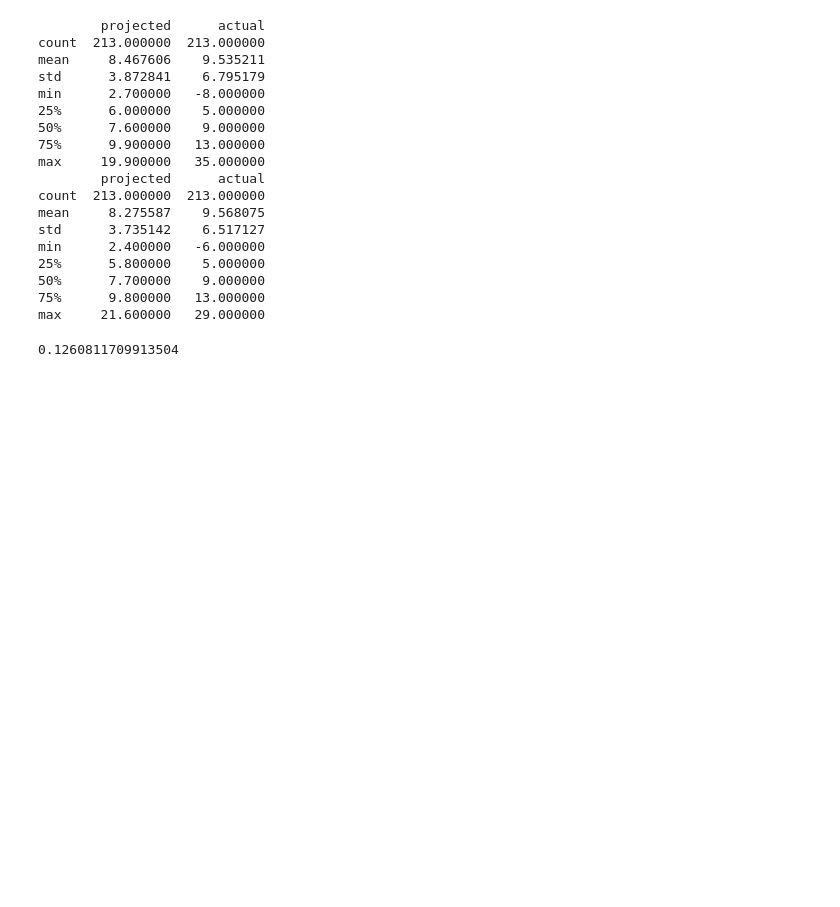
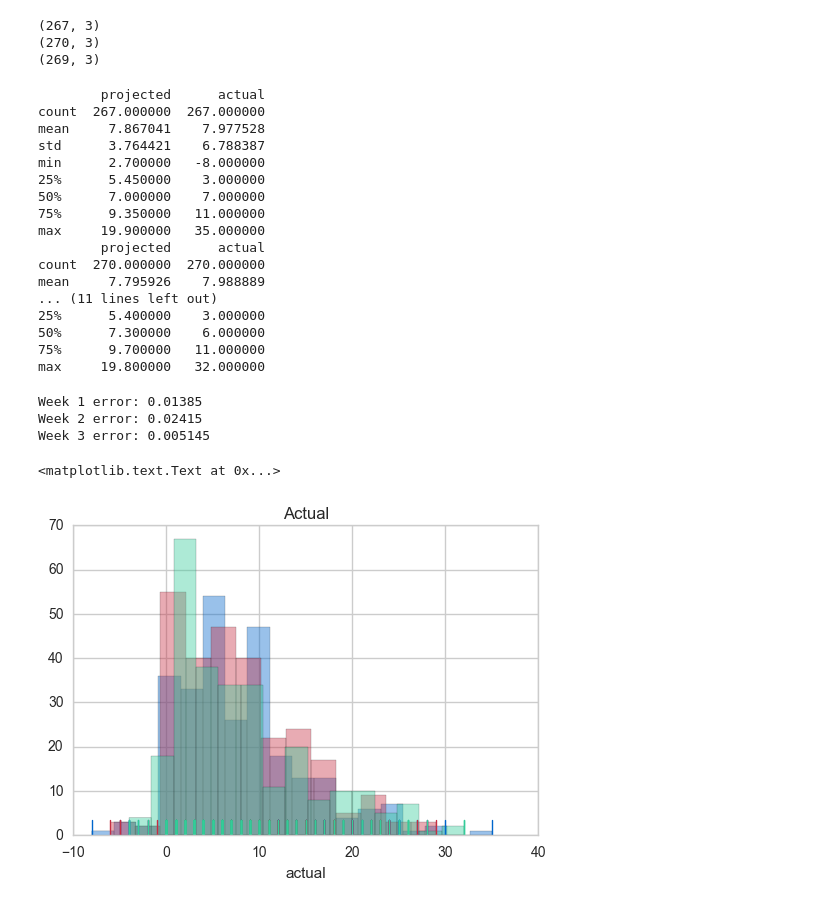
Before and after one commit to mmatuscak/fantasy-fb, a Jupyter notebook: analysis.ipynb, the cells around one changed output. Saved outputs shown, nothing was run; the diff lists cells and outputs as text; code cells hidden in the pictures; blank space fills up the shorter version.

Commit message:
Added week 3 and more analysis

```diff
--- a/analysis.ipynb
+++ b/analysis.ipynb
@@ -7,6 +9,7 @@ import seaborn as sns
 # %%
 df_week1 = pd.read_csv("data/fantasy_wk1.csv", index_col=0)
 df_week2 = pd.read_csv("data/fantasy_wk2.csv", index_col=0)
+df_week3 = pd.read_csv("data/fantasy_wk3.csv", index_col=0)
 
 #df_week1 = df_week1.replace(np.nan, 0)
 #df_week2 = df_week2.replace(np.nan, 0)
@@ -15,4 +18,6 @@ print(df_week1.head())
 print(df_week1.shape)
 print(df_week2.head())
 print(df_week2.shape)
+print(df_week3.head())
+print(df_week3.shape)
 # %% [output]
@@ -43,29 +41,61 @@ print(df_week2.shape)
+# %%
+df_week1 = df_week1.dropna()
+df_week2 = df_week2.dropna()
+df_week3 = df_week3.dropna()
+
+#df_week1 = df_week1[pd.notnull(df_week1['position'])]
+#df_week2 = df_week2[pd.notnull(df_week2['position'])]
+#df_week3 = df_week3[pd.notnull(df_week3['position'])]
+#df_week1 = df_week1.replace(np.nan, 0)
+#df_week2 = df_week2.replace(np.nan, 0)
+#df_week3 = df_week3.replace(np.nan, 0)
+
+print(df_week1.shape)
+print(df_week2.shape)
+print(df_week3.shape)
+# %% [output]
+(267, 3)
+(270, 3)
+(269, 3)
 # %%
 print(df_week1.describe())
 print(df_week2.describe())
+print(df_week3.describe())
 # %% [output]
         projected      actual
-count  213.000000  213.000000
-mean     8.467606    9.535211
-std      3.872841    6.795179
+count  267.000000  267.000000
+mean     7.867041    7.977528
+std      3.764421    6.788387
 min      2.700000   -8.000000
-25%      6.000000    5.000000
-50%      7.600000    9.000000
-75%      9.900000   13.000000
+25%      5.450000    3.000000
+50%      7.000000    7.000000
+75%      9.350000   11.000000
 max     19.900000   35.000000
         projected      actual
-count  213.000000  213.000000
-mean     8.275587    9.568075
-std      3.735142    6.517127
-min      2.400000   -6.000000
-25%      5.800000    5.000000
-50%      7.700000    9.000000
-75%      9.800000   13.000000
-max     21.600000   29.000000
+count  270.000000  270.000000
+mean     7.795926    7.988889
+... (11 lines left out)
+25%      5.400000    3.000000
+50%      7.300000    6.000000
+75%      9.700000   11.000000
+max     19.800000   32.000000
-# %%
-proj_sum = df_week1.projected.sum()
-actual_sum = df_week1.actual.sum()
-
-abs((proj_sum - actual_sum) / proj_sum)
-# %% [output]
-0.1260811709913504
+# %%
+dfs = [df_week1, df_week2, df_week3]
+for i,df in enumerate(dfs, start=1):
+    proj_sum = df.projected.sum()
+    actual_sum = df.actual.sum()
+    error = abs((proj_sum - actual_sum) / actual_sum)
+    print("Week {} error: {:.4}".format(i, error))
+# %% [output]
+Week 1 error: 0.01385
+Week 2 error: 0.02415
+Week 3 error: 0.005145
+# %%
+#plt.subplot(2, 1, 1)
+
+for df,color in zip(dfs,colors):
+    sns.distplot(df.actual, kde=False, rug=True, color=color)
+plt.title("Actual")
+# %% [output]
+<matplotlib.text.Text at 0x...>
+[figure, added]
```
Also changed, not shown: parts of 8 cells of this notebook, 4 other files.
